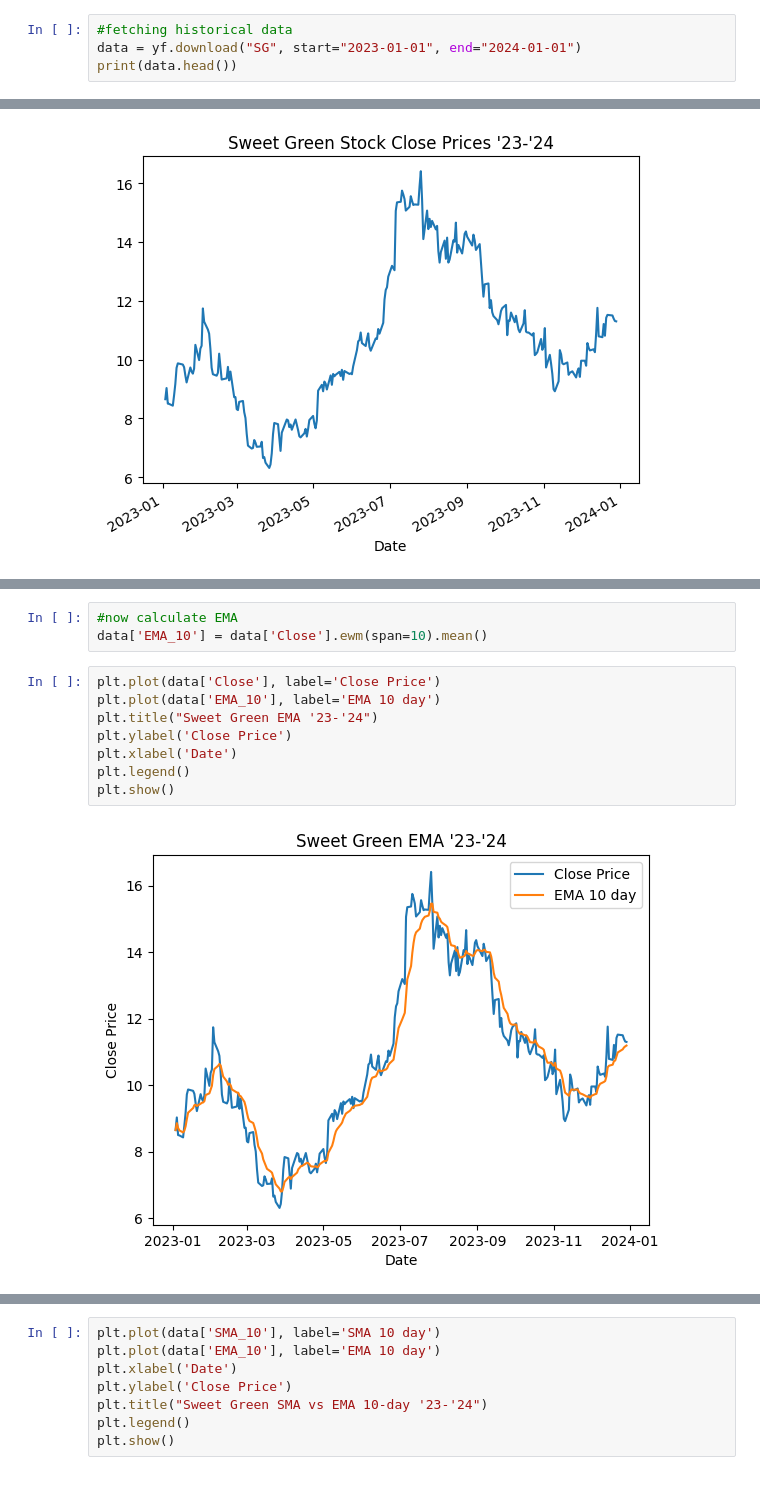
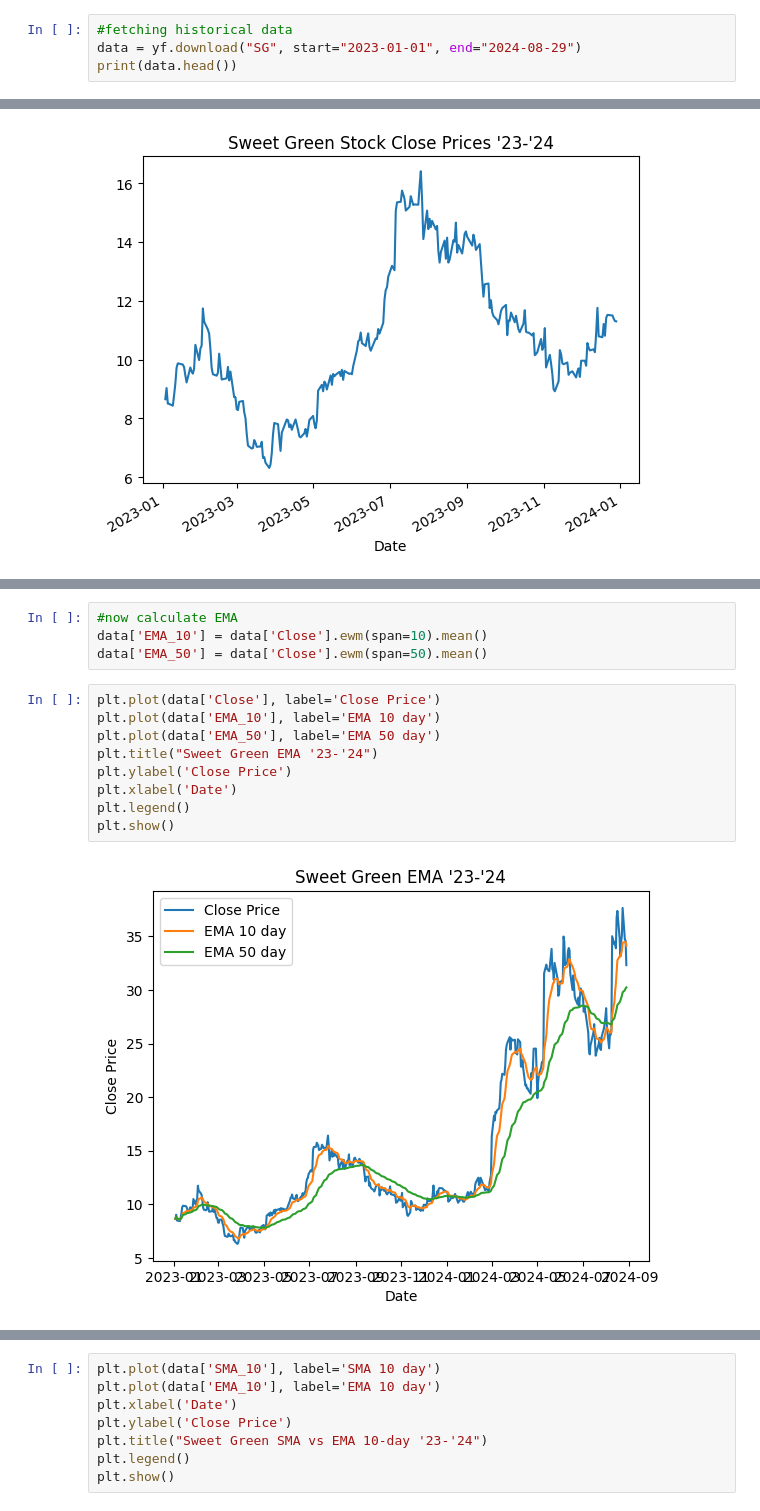
Before and after one commit to jomorro/sma_trading_bot, a Jupyter notebook: sma_trading_bot.ipynb, the cells around one changed output, grey strips where cells are left out. Cells and saved outputs as stored; diff of their text form.

```diff
--- a/sma_trading_bot.ipynb
+++ b/sma_trading_bot.ipynb
@@ -8,6 +6,6 @@ Matplotlib is building the font cache; this may take a moment.
 # %%
 #fetching historical data
-data = yf.download("SG", start="2023-01-01", end="2024-01-01")
+data = yf.download("SG", start="2023-01-01", end="2024-08-29")
 print(data.head())
 # %% [output]
 [*********************100%%**********************]  1 of 1 completed
@@ -91,14 +91,16 @@ plt.show()
 # %%
 #now calculate EMA
 data['EMA_10'] = data['Close'].ewm(span=10).mean()
+data['EMA_50'] = data['Close'].ewm(span=50).mean()
 # %%
 plt.plot(data['Close'], label='Close Price')
 plt.plot(data['EMA_10'], label='EMA 10 day')
+plt.plot(data['EMA_50'], label='EMA 50 day')
 plt.title("Sweet Green EMA '23-'24")
 plt.ylabel('Close Price')
 plt.xlabel('Date')
 plt.legend()
 plt.show()
 # %% [output]
-[figure, old version]
+[figure, new version]
 # %%
```
Also changed, not shown: parts of 9 cells of this notebook.
